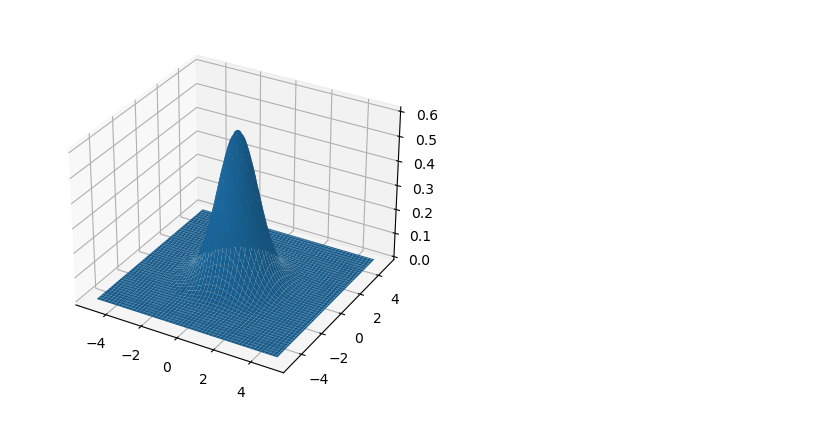
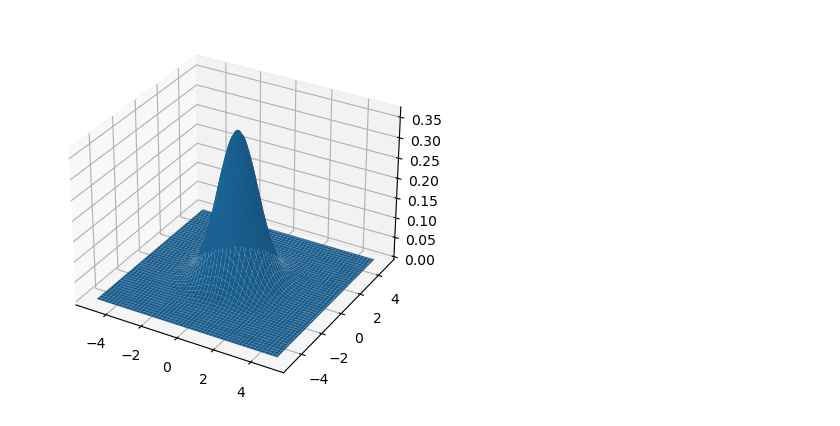
Before and after one commit to davidfobar/SCRAM, a Jupyter notebook: MINES-Sim/pyTorch_model.ipynb, the cells around one changed output. Saved outputs shown, nothing was run; the diff lists cells and outputs as text; code cells hidden in the pictures.

```diff
--- a/MINES-Sim/pyTorch_model.ipynb
+++ b/MINES-Sim/pyTorch_model.ipynb
@@ -1,30 +1,29 @@
 # %%
 # define a 2d gaussian function
 import numpy as np
 import matplotlib.pyplot as plt
 from mpl_toolkits.mplot3d import Axes3D
 
 
 #define a 2d gaussian function that decays exponentially as a function of time
-def gaussian_t(x, y, x0, y0, sigma, t):
-    decayConstant = 0.5
+def gaussian_t(x, y, x0, y0, sigma, t, decayConstant=1):
     return np.exp(-((x-x0)**2 + (y-y0)**2)/(2*sigma**2)) * np.exp(-decayConstant*t)
 
 # define a grid between -5 and 5 (representing km)
 x = np.linspace(-5, 5, 100)
 
 # create a meshgrid
 X, Y = np.meshgrid(x, x)
 
 # create the 2d gaussian
 Z = gaussian_t(X, Y, 0, 0, 1, 1)
 
 # plot the 2d gaussian
 fig = plt.figure()
 ax = fig.add_subplot(111, projection='3d')
 ax.plot_surface(X, Y, Z)
 plt.show()
 # %% [output]
-[figure, old version]
+[figure, new version]
 # %%
 initial_uncertainty = 0.2 #200 meters
```
Also changed, not shown: parts of 4 cells of this notebook.
